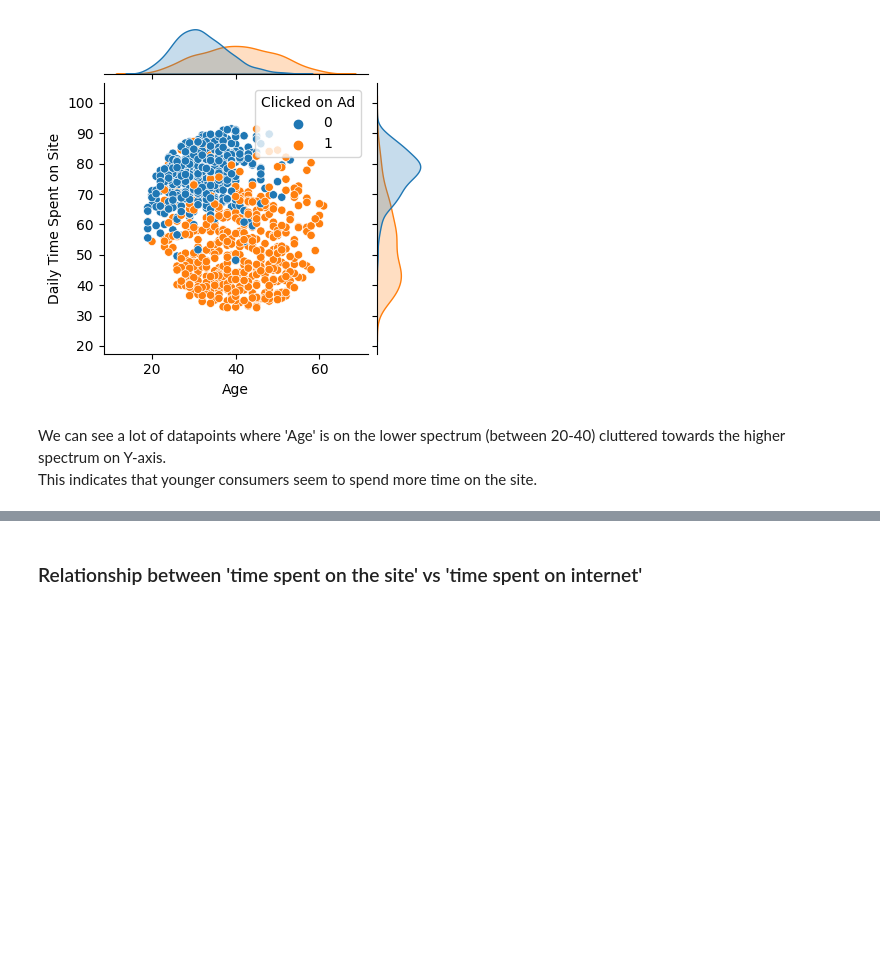
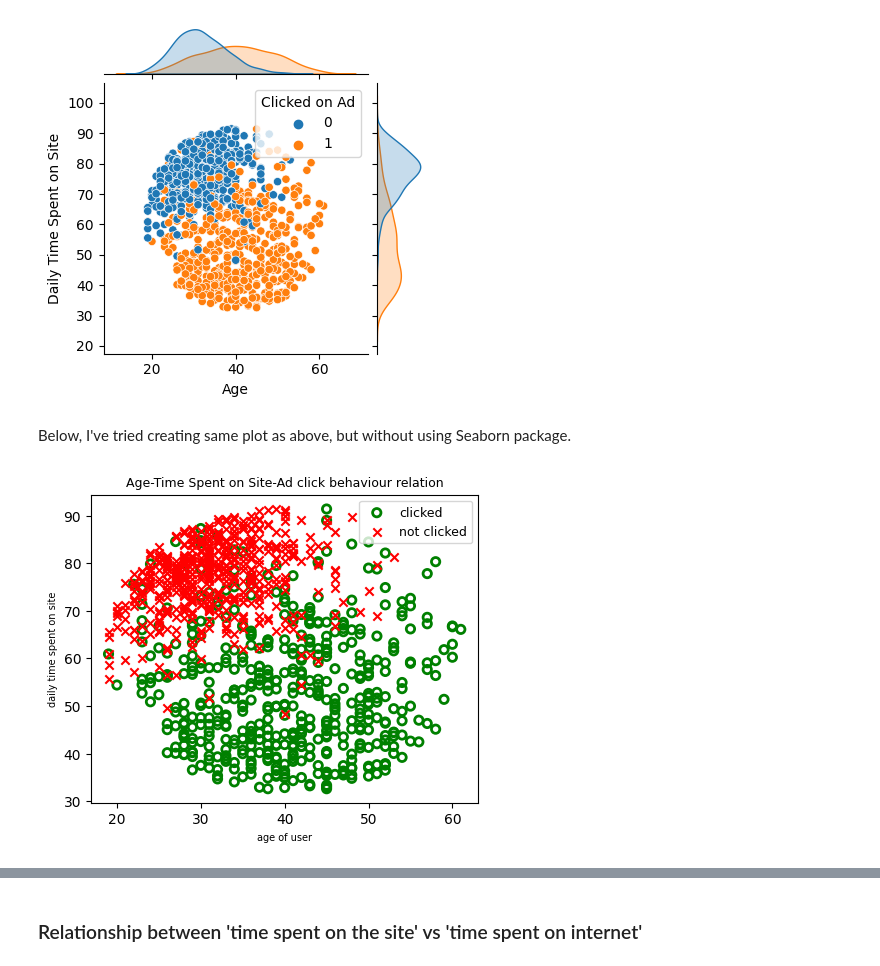
Before and after one commit to Cshefali/Data-Science-Projects-Python, a Jupyter notebook: Logistic Regression- Advertisement Clicks.ipynb, the cells around one changed output, grey strips where cells are left out. Cells and saved outputs as stored; diff of their text form; code cells hidden in the pictures; blank space fills up the shorter version.

```diff
--- a/Logistic Regression- Click ad data.ipynb
+++ b/Logistic Regression- Advertisement Clicks.ipynb
@@ -109,6 +111,25 @@ sns.jointplot(data = adv_data, x=adv_data['Age'], y=adv_data['Daily Time Spent o
 plt.show()
 # %% [output]
 [figure]
-# %% [markdown]
-We can see a lot of datapoints where 'Age' is on the lower spectrum (between 20-40) cluttered towards the higher spectrum on Y-axis.
-This indicates that younger consumers seem to spend more time on the site.
+# %% [markdown]
+Below, I've tried creating same plot as above, but without using Seaborn package.
+# %%
+#Same scatter plot as above, without seaborn
+
+#get the row numbers where this column is 1 and where its 0
+clicked = adv_data['Clicked on Ad'] == 1
+not_clicked = adv_data['Clicked on Ad'] == 0
+
+fig, ax = plt.subplots(1, 1, figsize = (5,4))
+ax.scatter(adv_data.loc[clicked,'Age'], adv_data.loc[clicked,'Daily Time Spent on Site'], marker = 'o', label = 'clicked',
+          facecolors = 'none', edgecolors = 'green', lw = 2)
+ax.scatter(adv_data.loc[not_clicked, 'Age'], adv_data.loc[not_clicked, 'Daily Time Spent on Site'],
+           label = 'not clicked', marker = "x", c = 'red')
+
+ax.set_ylabel('daily time spent on site', fontsize = 7)
+ax.set_xlabel('age of user', fontsize = 7)
+ax.set_title('Age-Time Spent on Site-Ad click behaviour relation', fontsize = 9)
+ax.legend(fontsize = 9)
+plt.show()
+# %% [output]
+[figure, added]
```
Also changed, not shown: parts of 33 cells of this notebook.
